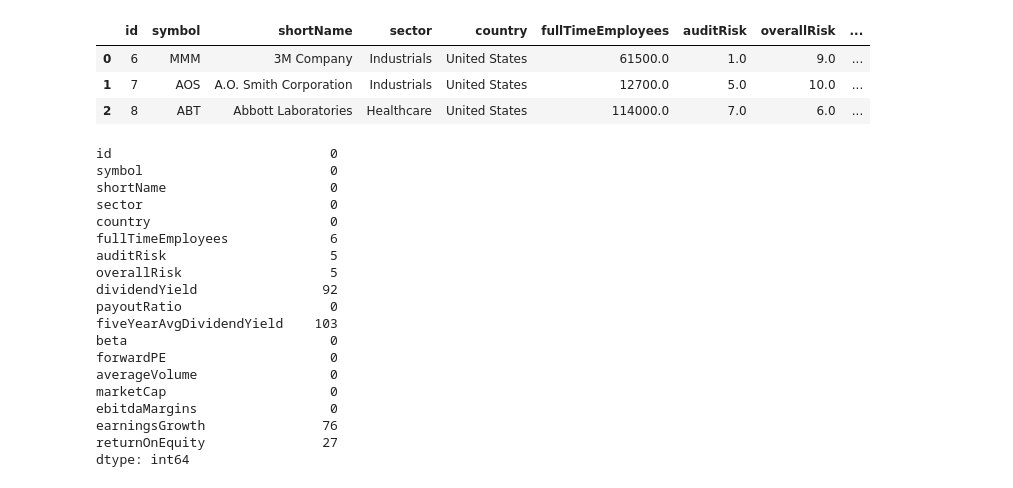
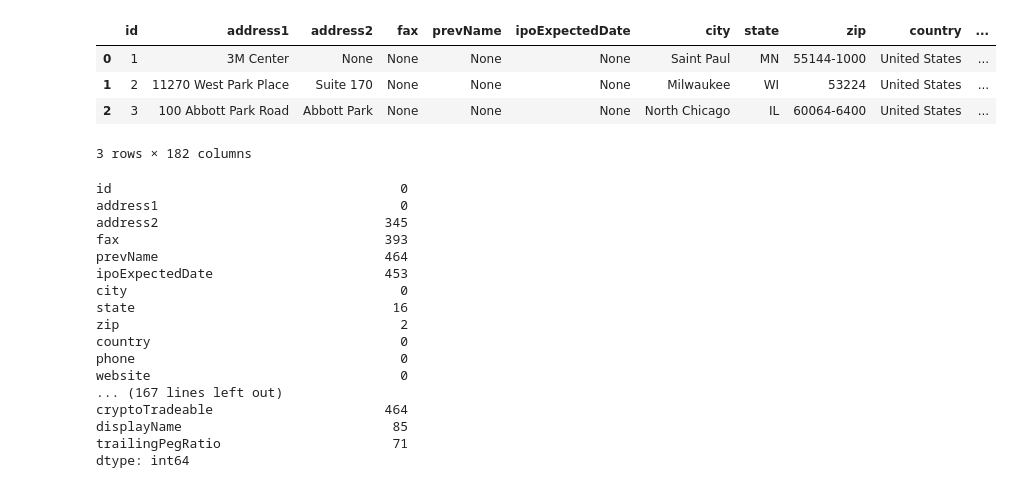
Before and after one commit to carrenogf/MCD-fundamentos-ML, a Jupyter notebook: clustering.ipynb, the cells around one changed output. Drawn from its saved outputs; the diff is of its cells as text; code cells hidden in the pictures.

```diff
--- a/clustering.ipynb
+++ b/clustering.ipynb
@@ -1,45 +1,44 @@
 # %%
 import sqlite3
 import pandas as pd
 pd.options.display.max_rows = 999
 
 # Consultar datos
-conn = sqlite3.connect('sp500.db')
+conn = sqlite3.connect('sp500_2.db')
 cursor = conn.cursor()
 cursor.execute("SELECT * FROM acciones")
 column_names = [description[0] for description in cursor.description]
 filas = cursor.fetchall()
 
 # Guardar los datos en un dataframe
 df = pd.DataFrame(filas, columns=column_names)
 df.head(3)
 # %% [output]
-|  | id | symbol | shortName | sector | country | fullTimeEmployees | auditRisk | overallRisk | ... |
-| 0 | 6 | MMM | 3M Company | Industrials | United States | 61500.0 | 1.0 | 9.0 | ... |
-| 1 | 7 | AOS | A.O. Smith Corporation | Industrials | United States | 12700.0 | 5.0 | 10.0 | ... |
-| 2 | 8 | ABT | Abbott Laboratories | Healthcare | United States | 114000.0 | 7.0 | 6.0 | ... |
+|  | id | address1 | address2 | fax | prevName | ipoExpectedDate | city | state | zip | country | ... |
+| 0 | 1 | 3M Center | None | None | None | None | Saint Paul | MN | 55144-1000 | United States | ... |
+| 1 | 2 | 11270 West Park Place | Suite 170 | None | None | None | Milwaukee | WI | 53224 | United States | ... |
+| 2 | 3 | 100 Abbott Park Road | Abbott Park | None | None | None | North Chicago | IL | 60064-6400 | United States | ... |
+3 rows × 182 columns
 # %%
 df = df.drop(df[df["beta"].isna()].index)  # Eliminar filas con valores nulos en shortName
 df.isna().sum()  # Verificar si hay valores nulos
 # %% [output]
-id                            0
-symbol                        0
-shortName                     0
-sector                        0
-country                       0
-fullTimeEmployees             6
-auditRisk                     5
-overallRisk                   5
-dividendYield                92
-payoutRatio                   0
-fiveYearAvgDividendYield    103
-beta                          0
-forwardPE                     0
-averageVolume                 0
-marketCap                     0
-ebitdaMargins                 0
-earningsGrowth               76
-returnOnEquity               27
+id                                     0
+address1                               0
+address2                             345
+fax                                  393
+prevName                             464
+ipoExpectedDate                      453
+city                                   0
+state                                 16
+zip                                    2
+country                                0
+phone                                  0
+website                                0
+... (167 lines left out)
+cryptoTradeable                      464
+displayName                           85
+trailingPegRatio                      71
 dtype: int64
 # %%
 
```
Also changed, not shown: parts of 4 cells of this notebook, 1 other file.
